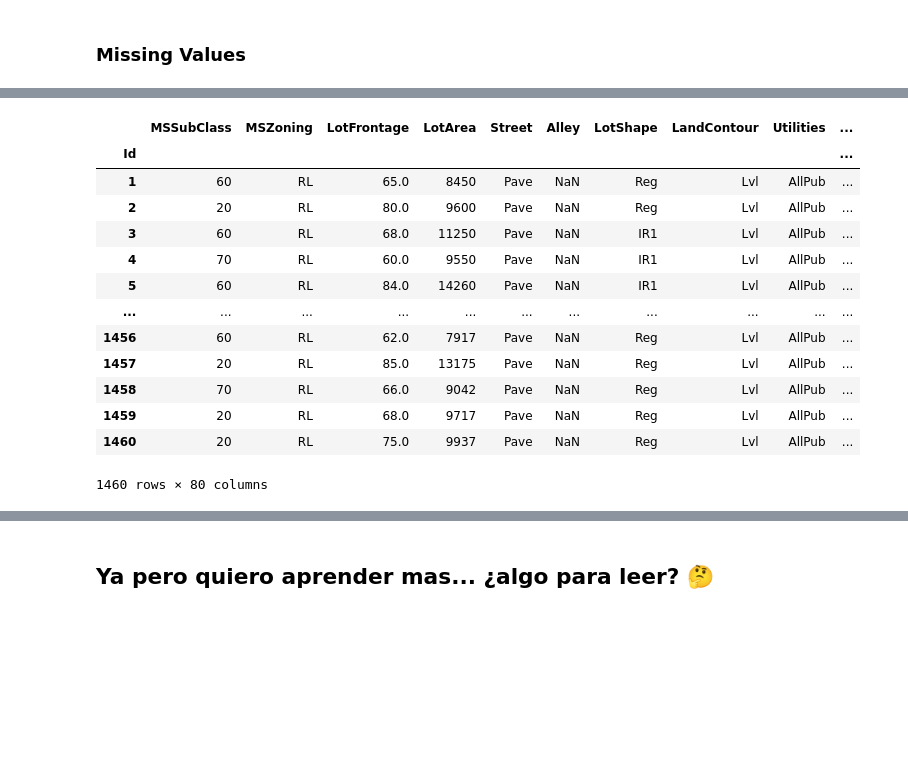
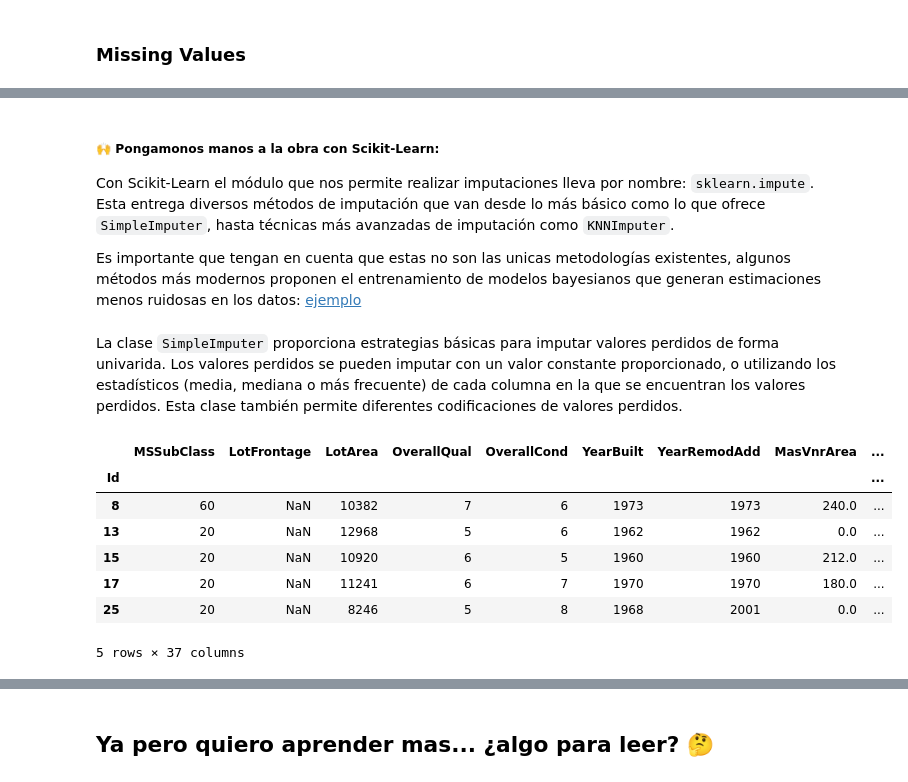
Before and after one commit to MDS7202/MDS7202, a Jupyter notebook: clases/2023-01/14_Feature_Engineering.ipynb, the cells around one changed output, grey strips where cells are left out. Cells and saved outputs as stored; diff of their text form; code cells hidden in the pictures; blank space fills up the shorter version.

```diff
--- a/clases/2023-01/14_Feature_Engineering.ipynb
+++ b/clases/2023-01/14_Feature_Engineering.ipynb
@@ -203,17 +340,33 @@ df
+# %% [markdown]
+##### 🙌 Pongamonos manos a la obra con Scikit-Learn:
+
+Con Scikit-Learn el módulo que nos permite realizar imputaciones lleva por nombre: `sklearn.impute`. Esta entrega diversos métodos de imputación que van desde lo más básico como lo que ofrece `SimpleImputer`, hasta técnicas más avanzadas de imputación como `KNNImputer`.
+
+Es importante que tengan en cuenta que estas no son las unicas metodologías existentes, algunos métodos más modernos proponen el entrenamiento de modelos bayesianos que generan estimaciones menos ruidosas en los datos: [ejemplo](https://num.pyro.ai/en/stable/tutorials/bayesian_imputation.html)
+# %% [markdown]
+La clase `SimpleImputer` proporciona estrategias básicas para imputar valores perdidos de forma univarida. Los valores perdidos se pueden imputar con un valor constante proporcionado, o utilizando los estadísticos (media, mediana o más frecuente) de cada columna en la que se encuentran los valores perdidos. Esta clase también permite diferentes codificaciones de valores perdidos.
+# %%
+# Utilización de SimpleImputer (el imputer mas básico)
+from sklearn.impute import SimpleImputer
+
+# Guardamos las variables númericas
+df_imp = df.copy()
+numeric_cols = df_imp._get_numeric_data().columns
+
+# Inicializamos el imputador
+imp = SimpleImputer(missing_values=np.nan, strategy='mean')
+# la strategy puede ser “mean”, “median”, “most_frequent” o una constante
+
+# Obtenemos los valores de interes
+df_imp[numeric_cols] = imp.fit_transform(df[numeric_cols])
 # %%
-df[df.isna().any(axis=1)]
+df[df[numeric_cols].isna().any(axis=1)][numeric_cols].head(5)
 # %% [output]
-|  | MSSubClass | MSZoning | LotFrontage | LotArea | Street | Alley | LotShape | LandContour | Utilities | ... |
-| Id |  |  |  |  |  |  |  |  |  | ... |
-| 1 | 60 | RL | 65.0 | 8450 | Pave | NaN | Reg | Lvl | AllPub | ... |
-| 2 | 20 | RL | 80.0 | 9600 | Pave | NaN | Reg | Lvl | AllPub | ... |
-| 3 | 60 | RL | 68.0 | 11250 | Pave | NaN | IR1 | Lvl | AllPub | ... |
-| 4 | 70 | RL | 60.0 | 9550 | Pave | NaN | IR1 | Lvl | AllPub | ... |
-| 5 | 60 | RL | 84.0 | 14260 | Pave | NaN | IR1 | Lvl | AllPub | ... |
-| ... | ... | ... | ... | ... | ... | ... | ... | ... | ... | ... |
-| 1456 | 60 | RL | 62.0 | 7917 | Pave | NaN | Reg | Lvl | AllPub | ... |
-| 1457 | 20 | RL | 85.0 | 13175 | Pave | NaN | Reg | Lvl | AllPub | ... |
-| 1458 | 70 | RL | 66.0 | 9042 | Pave | NaN | Reg | Lvl | AllPub | ... |
-| 1459 | 20 | RL | 68.0 | 9717 | Pave | NaN | Reg | Lvl | AllPub | ... |
-| 1460 | 20 | RL | 75.0 | 9937 | Pave | NaN | Reg | Lvl | AllPub | ... |
+|  | MSSubClass | LotFrontage | LotArea | OverallQual | OverallCond | YearBuilt | YearRemodAdd | MasVnrArea | ... |
+| Id |  |  |  |  |  |  |  |  | ... |
+| 8 | 60 | NaN | 10382 | 7 | 6 | 1973 | 1973 | 240.0 | ... |
+| 13 | 20 | NaN | 12968 | 5 | 6 | 1962 | 1962 | 0.0 | ... |
+| 15 | 20 | NaN | 10920 | 6 | 5 | 1960 | 1960 | 212.0 | ... |
+| 17 | 20 | NaN | 11241 | 6 | 7 | 1970 | 1970 | 180.0 | ... |
+| 25 | 20 | NaN | 8246 | 5 | 8 | 1968 | 2001 | 0.0 | ... |
-1460 rows × 80 columns
+5 rows × 37 columns
```
Also changed, not shown: parts of 43 cells of this notebook, 1 other file.
